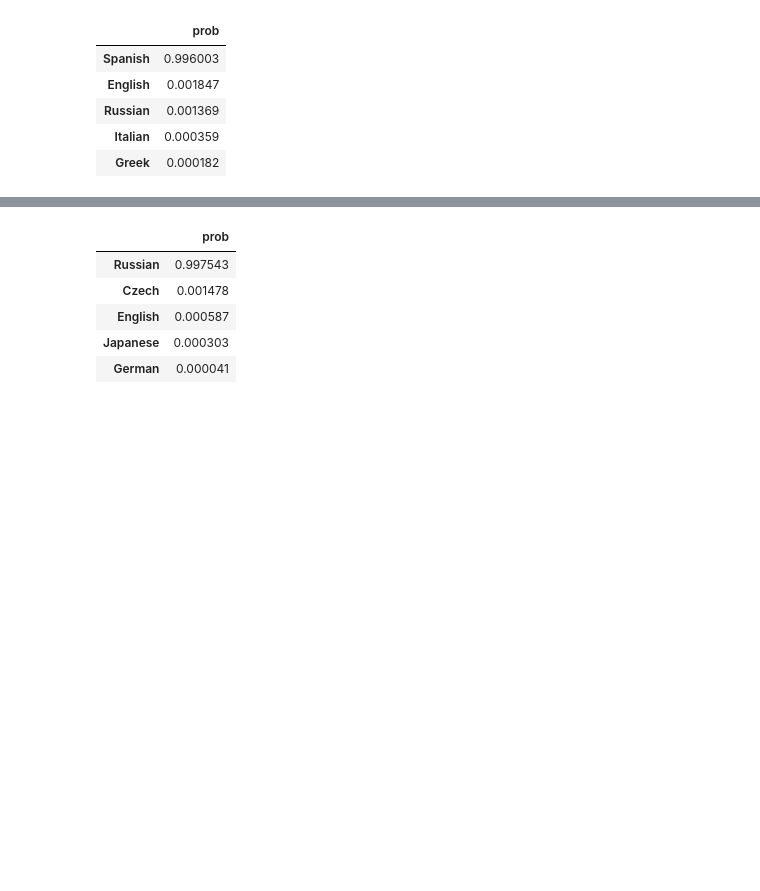
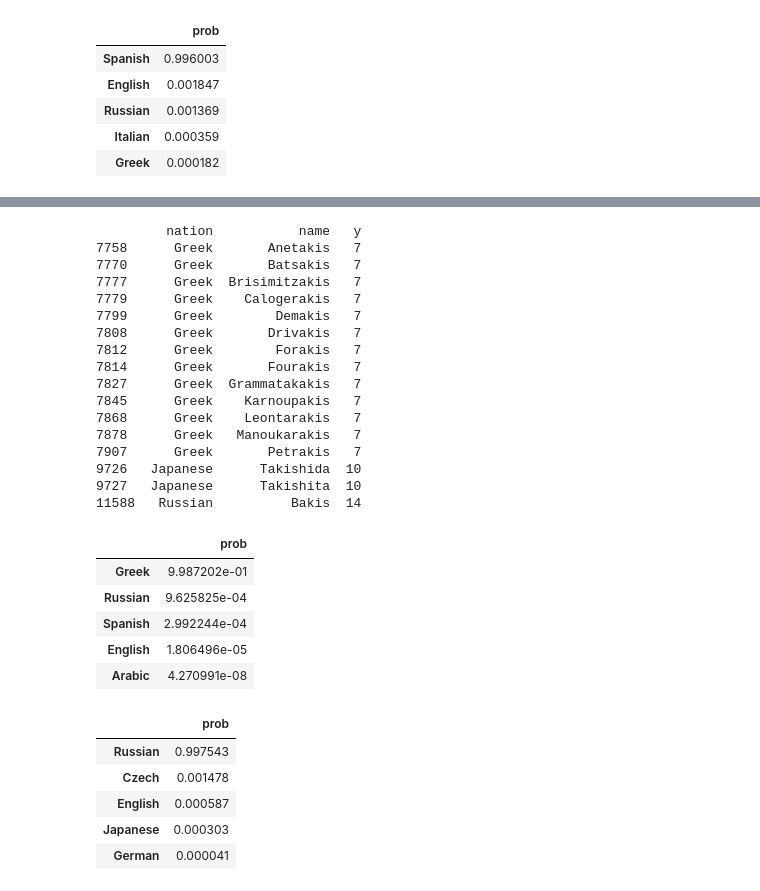
Before and after one commit to pilipolio/python-ml-notebooks, a Jupyter notebook: RNN-LSTM/Nationality of surnames by RNN.ipynb, the cells around one changed output, grey strips where cells are left out. Saved outputs shown, nothing was run; the diff lists cells and outputs as text; code cells hidden in the pictures; blank space fills up the shorter version.

```diff
--- a/RNN-LSTM/Nationality of surnames by RNN.ipynb
+++ b/RNN-LSTM/Nationality of surnames by RNN.ipynb
@@ -384,3 +418,31 @@ predict_nationality_probs("Ming")
+# %%
+print(train_name_containing("akis"))
+
+predict_nationality_probs("Georgakis")
+# %% [output]
+         nation           name   y
+7758      Greek       Anetakis   7
+7770      Greek       Batsakis   7
+7777      Greek  Brisimitzakis   7
+7779      Greek    Calogerakis   7
+7799      Greek        Demakis   7
+7808      Greek       Drivakis   7
+7812      Greek        Forakis   7
+7814      Greek       Fourakis   7
+7827      Greek  Grammatakakis   7
+7845      Greek    Karnoupakis   7
+7868      Greek    Leontarakis   7
+7878      Greek   Manoukarakis   7
+7907      Greek       Petrakis   7
+9726   Japanese      Takishida  10
+9727   Japanese      Takishita  10
+11588   Russian          Bakis  14
+|  | prob |
+| Greek | 9.987202e-01 |
+| Russian | 9.625825e-04 |
+| Spanish | 2.992244e-04 |
+| English | 1.806496e-05 |
+| Arabic | 4.270991e-08 |
 # %%
 predict_nationality_probs("Soldatov")
 # %% [output]
```
Also changed, not shown: parts of 5 cells of this notebook.
